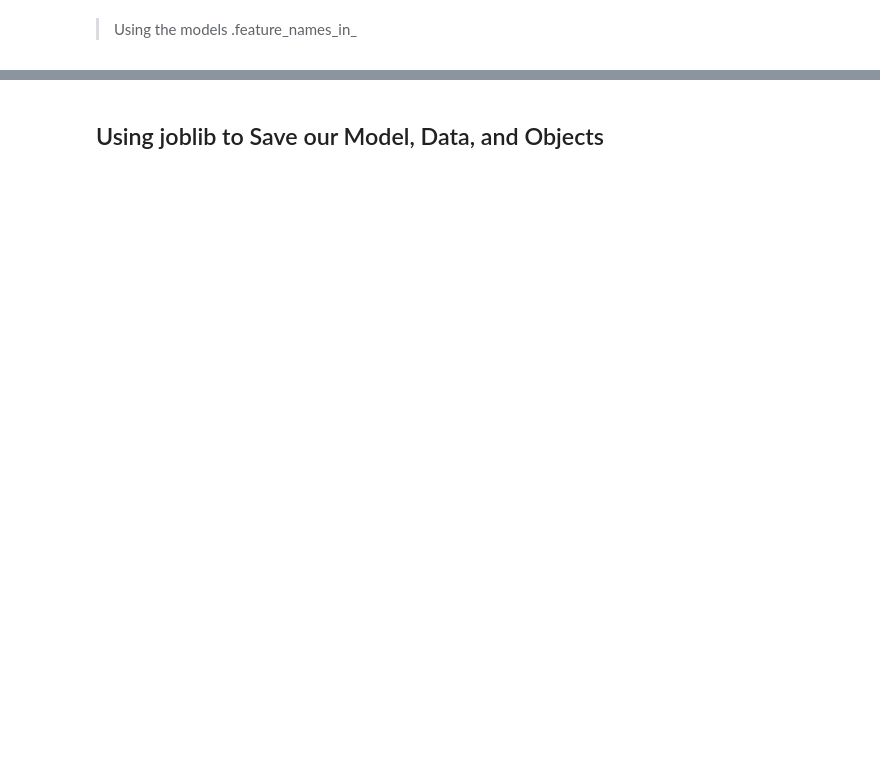
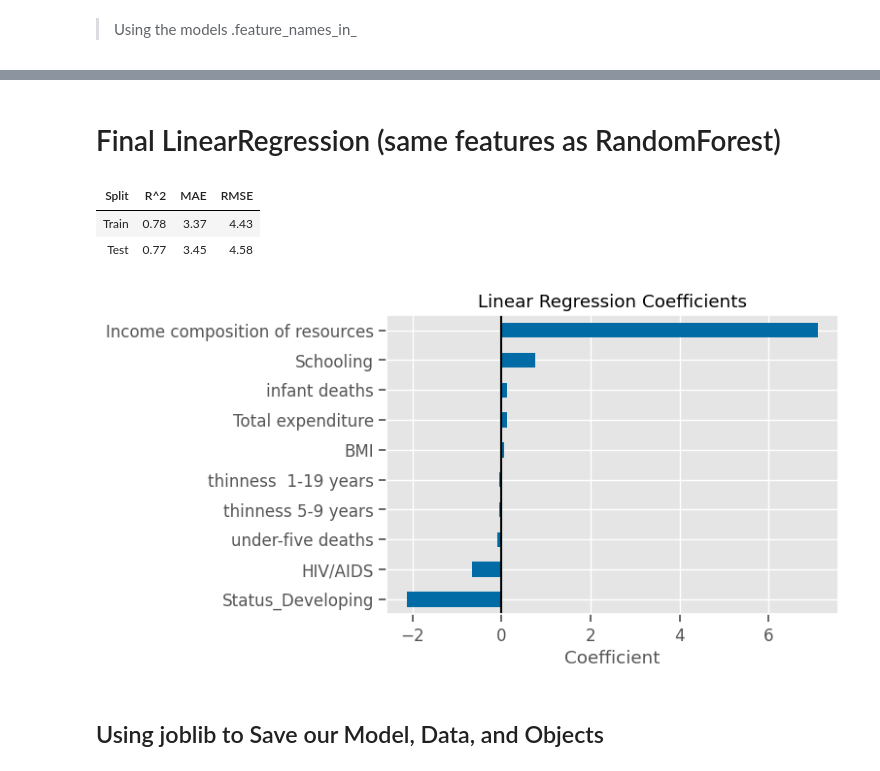
Before and after one commit to patelmedha/data-viz-wk17-codealongs-life-expectancy, a Jupyter notebook: Wk1-L01-CodeAlong-Life Expectancy.ipynb, the cells around one changed output, grey strips where cells are left out. Cells and saved outputs as stored; diff of their text form; code cells hidden in the pictures; blank space fills up the shorter version.

```diff
--- a/Wk1-L01-CodeAlong-Life Expectancy.ipynb
+++ b/Wk1-L01-CodeAlong-Life Expectancy.ipynb
@@ -401,0 +739,31 @@ ax.set(title='Feature Importance - Decision Tree Regressor',ylabel="Feature Name
+# %%
+# ### Train Test Split
+## Make x and y variables
+target = "Life expectancy"
+drop_feats = ["Country", "Adult Mortality"]
+
+y = df[target].copy()
+X = df.drop(columns=[target, *drop_feats]).copy()
+
+## train-test-split with random state for reproducibility
+X_train, X_test, y_train, y_test = train_test_split(X,y, random_state=SEED)
+
+## Make numeric preprocessing pipeline
+num_sel = make_column_selector(dtype_include='number')
+num_pipe = make_pipeline(SimpleImputer(strategy='mean'))
+
+
+## Make categorical preprocessing pipeline
+cat_sel = make_column_selector(dtype_include='object')
+cat_pipe = make_pipeline(SimpleImputer(strategy='constant',
+                                       fill_value='MISSING'),
+                         OneHotEncoder(handle_unknown='ignore', sparse=False))
+
+preprocessor.fit(X_train)
+feature_names = preprocessor.get_feature_names_out()
+X_train_df = pd.DataFrame(preprocessor.transform(X_train),
+                          columns=feature_names,
+                         index=X_train.index)
+X_test_df = pd.DataFrame(preprocessor.transform(X_test),
+                          columns=feature_names,
+                         index=X_test.index)
@@ -402,3 +830,19 @@ ax.set(title='Feature Importance - Decision Tree Regressor',ylabel="Feature Name
+# %% [markdown]
+# Final LinearRegression (same features as RandomForest)
+# %%
+lin_reg_final= LinearRegression(fit_intercept=False)
+lin_reg_final.fit(X_train_df,y_train)
+evaluate_regression(lin_reg_final, X_train_df, y_train,
+                    X_test_df, y_test)
+# %% [output]
+| Split | R^2 | MAE | RMSE |
+| Train | 0.78 | 3.37 | 4.43 |
+| Test | 0.77 | 3.45 | 4.58 |
+# %%
+final_coeffs = get_coefficients(lin_reg_final)
+plot_coefficients(final_coeffs, top_n=10);
+# %% [output]
+[figure, added]
 # %% [markdown]
 ## Using joblib to Save our Model, Data, and Objects
 # %%
```
Also changed, not shown: parts of 54 cells of this notebook, 1 other file.
